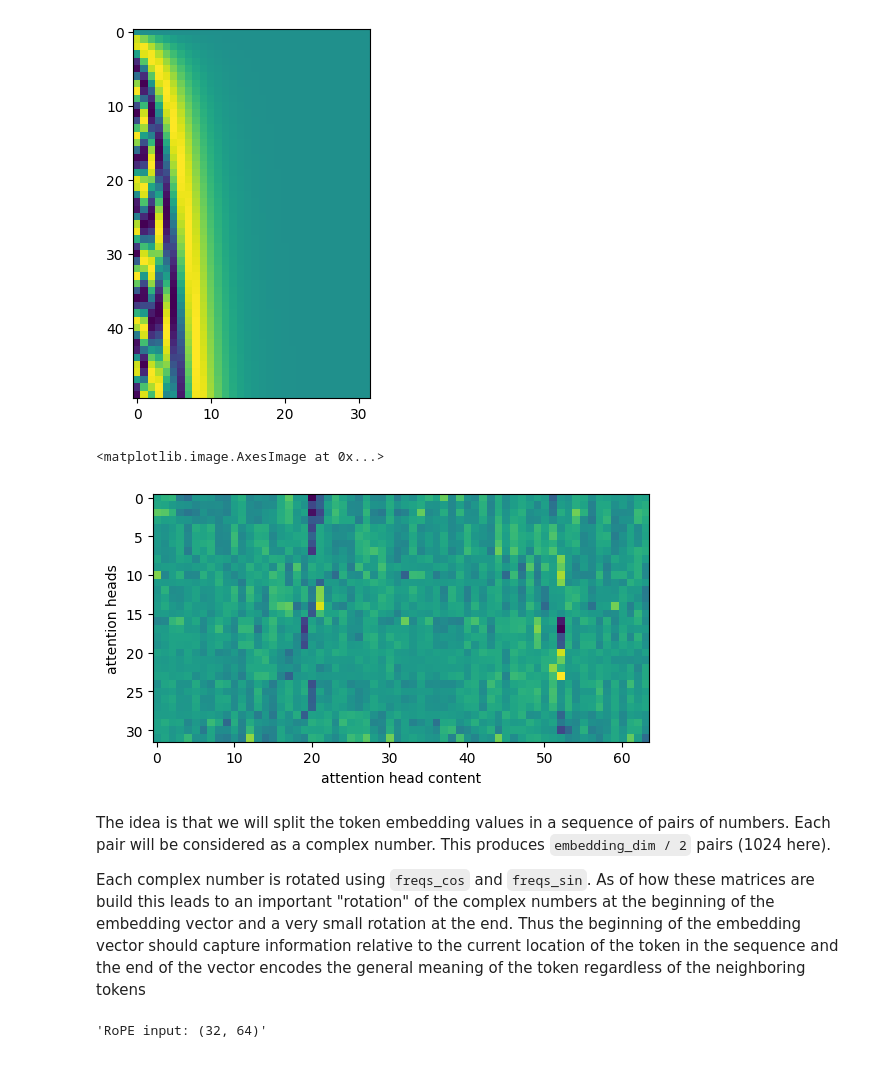
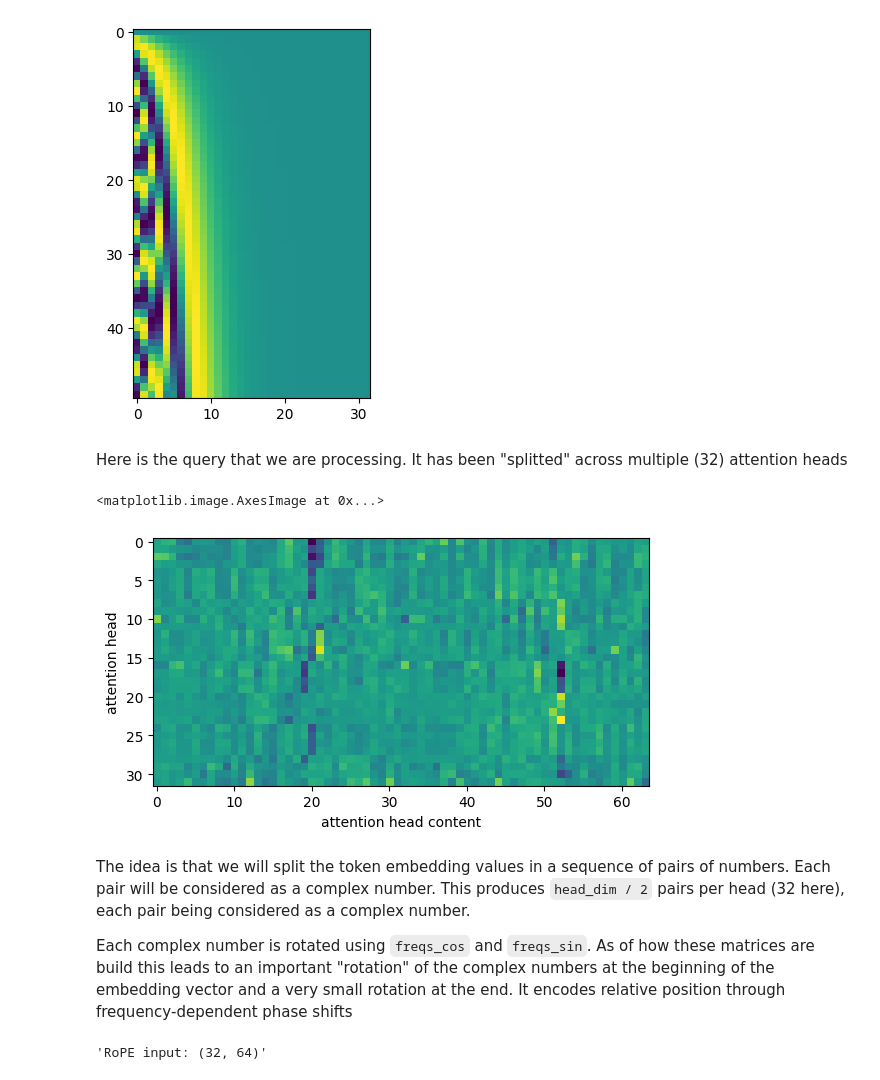
Before and after one commit to alberthier/llama-ipynb, a Jupyter notebook: 4-attention-transformer.ipynb, the cells around one changed output. Saved outputs shown, nothing was run; the diff lists cells and outputs as text; code cells hidden in the pictures.

```diff
--- a/4-attention-transformer.ipynb
+++ b/4-attention-transformer.ipynb
@@ -89,7 +89,7 @@ class Tokenizer:
         for t in tokens:
             decoded += self.vocab_inv[t]
 
-        return str(decoded)
+        return decoded.decode("utf-8", errors="replace")
 
 
 def load_raw_model(path: str):
@@ -248,0 +241,11 @@ display(xv.shape)
+# %%
+# The query corresponding to the current token
+x_query = rmsnorm_embedded_token @ query_weight
+# The key corresponding to the current token
+x_key = rmsnorm_embedded_token @ key_weight
+# The value corresponding to the current token
+x_value = rmsnorm_embedded_token @ value_weight
+
+display(x_query.shape)
+display(x_key.shape)
+display(x_value.shape)
@@ -249,13 +256,13 @@ display(xv.shape)
 # %% [markdown]
 Reshape the flat token array to split the Key, Query and Value arrays to be used by each attention head
 # %%
-xq = xq.reshape((num_attention_heads, head_dim))
-xk = xk.reshape((num_key_value_heads, head_dim))
-xv = xv.reshape((num_key_value_heads, head_dim))
+x_query = x_query.reshape((num_attention_heads, head_dim))
+x_key = x_key.reshape((num_key_value_heads, head_dim))
+x_value = x_value.reshape((num_key_value_heads, head_dim))
 
-display(xq.shape)
-display(xk.shape)
-display(xv.shape)
+display(x_query.shape)
+display(x_key.shape)
+display(x_value.shape)
 # %% [output]
 (32, 64)
 (8, 64)
@@ -295,16 +306,19 @@ plt.imshow(freqs_sin)
 <matplotlib.image.AxesImage at 0x...>
 [figure]
 [figure]
+# %% [markdown]
+Here is the query that we are processing. It has been "splitted" across multiple (32) attention heads
 # %%
-plt.ylabel("attention heads")
+plt.ylabel("attention head")
 plt.xlabel("attention head content")
-plt.imshow(xq)
+plt.imshow(x_query)
 # %% [output]
 <matplotlib.image.AxesImage at 0x...>
-[figure, old version]
+[figure, new version]
 # %% [markdown]
 The idea is that we will split the token embedding values in a sequence of pairs of numbers.
-Each pair will be considered as a complex number. This produces `embedding_dim / 2` pairs (1024 here).
+Each pair will be considered as a complex number. This produces `head_dim / 2` pairs per head (32 here),
+each pair being considered as a complex number.
 
-Each complex number is rotated using `freqs_cos` and `freqs_sin`. As of how these matrices are build this leads to an important "rotation" of the complex numbers at the beginning of the embedding vector and a very small rotation at the end. Thus the beginning of the embedding vector should capture information relative to the current location of the token in the sequence and the end of the vector encodes the general meaning of the token regardless of the neighboring tokens
+Each complex number is rotated using `freqs_cos` and `freqs_sin`. As of how these matrices are build this leads to an important "rotation" of the complex numbers at the beginning of the embedding vector and a very small rotation at the end. It encodes relative position through frequency-dependent phase shifts
 # %%
```
Also changed, not shown: parts of 37 cells of this notebook.
